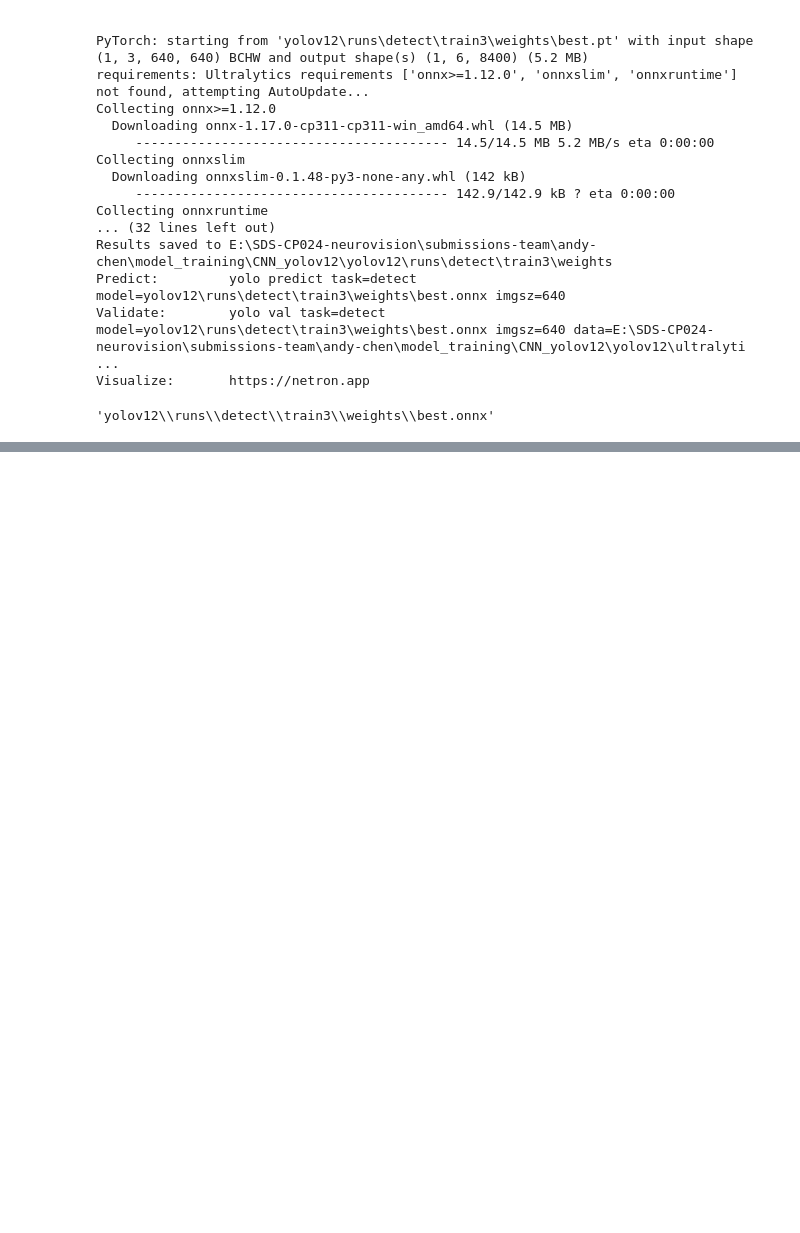
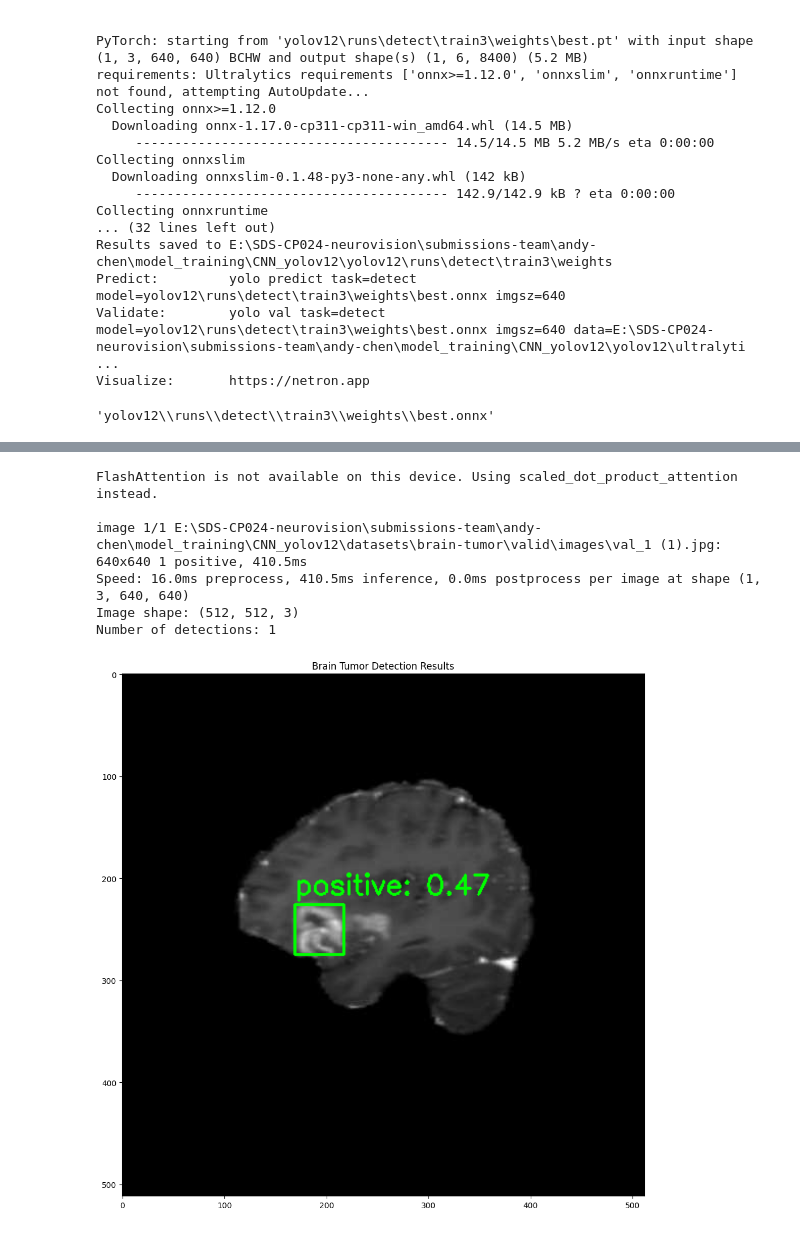
Before and after one commit to ondayex/SDS-CP024-neurovision, a Jupyter notebook: submissions-team/andy-chen/model_training/CNN_yolov12/yolo12_brain_tumor.ipynb, the cells around one changed output, grey strips where cells are left out. Drawn from its saved outputs; the diff is of its cells as text; code cells hidden in the pictures; blank space fills up the shorter version.

```diff
--- a/submissions-team/andy-chen/model_training/CNN_yolov12/yolo12_brain_tumor.ipynb
+++ b/submissions-team/andy-chen/model_training/CNN_yolov12/yolo12_brain_tumor.ipynb
@@ -175,0 +259,78 @@ Visualize:       https://netron.app
+# %%
+import cv2
+import torch
+from ultralytics import YOLO
+import matplotlib.pyplot as plt
+
+# Load the trained model
+best_yolov12_model = YOLO("yolov12/runs/detect/train3/weights/best.pt")
+
+# Path to your test image
+image_path = "datasets/brain-tumor/valid/images/val_1 (1).jpg"
+
+# Run prediction
+results = best_yolov12_model(image_path)
+
+# Read the image using OpenCV
+image = cv2.imread(image_path)
+
+# Check if image is loaded
+if image is None:
+    print(f"Error: Could not read the image at {image_path}")
+    exit()
+
+# Ensure the image is not empty
+print(f"Image shape: {image.shape}")
+
+# Process each detection
+for result in results:
+    # Get the bounding boxes, confidence scores, and class labels
+    boxes = result.boxes.xyxy.cpu().numpy()  # get boxes on cpu in xy format
+    confidences = result.boxes.conf.cpu().numpy()
+    class_ids = result.boxes.cls.cpu().numpy()
+
+    print(f"Number of detections: {len(boxes)}")
+
+    # Draw bounding boxes and add labels
+    for box, conf, cls in zip(boxes, confidences, class_ids):
+        # Convert coordinates to integers
+        x1, y1, x2, y2 = map(int, box)
+
+        # Get class name
+        class_name = best_yolov12_model.names[int(cls)]
+
+        # Draw bounding box
+        cv2.rectangle(image, (x1, y1), (x2, y2), (0, 255, 0), 2)
+
+        # Create label with class and confidence
+        label = f"{class_name}: {conf:.2f}"
+
+        # Put text on the image
+        cv2.putText(image, label, (x1, y1 - 10),
+                    cv2.FONT_HERSHEY_SIMPLEX, 0.9, (0, 255, 0), 2)
+
+# Use matplotlib for display (alternative to cv2.imshow)
+plt.figure(figsize=(10, 10))
+plt.imshow(cv2.cvtColor(image, cv2.COLOR_BGR2RGB))
+plt.axis('on')
+plt.title('Brain Tumor Detection Results')
+plt.tight_layout()
+plt.show()
+
+# Optionally, save the annotated image
+cv2.imwrite("prediction_result.jpg", image)
+
+# Print out detailed results
+print("Prediction Results:")
+for result in results:
+    print(f"Boxes: {result.boxes}")
+    print(f"Confidence Scores: {result.boxes.conf}")
+    print(f"Class IDs: {result.boxes.cls}")
+# %% [output]
+FlashAttention is not available on this device. Using scaled_dot_product_attention instead.
+
+image 1/1 E:\SDS-CP024-neurovision\submissions-team\andy-chen\model_training\CNN_yolov12\datasets\brain-tumor\valid\images\val_1 (1).jpg: 640x640 1 positive, 410.5ms
+Speed: 16.0ms preprocess, 410.5ms inference, 0.0ms postprocess per image at shape (1, 3, 640, 640)
+Image shape: (512, 512, 3)
+Number of detections: 1
+[figure, added]
```
Also changed, not shown: parts of 3 cells of this notebook, 42 other files.
